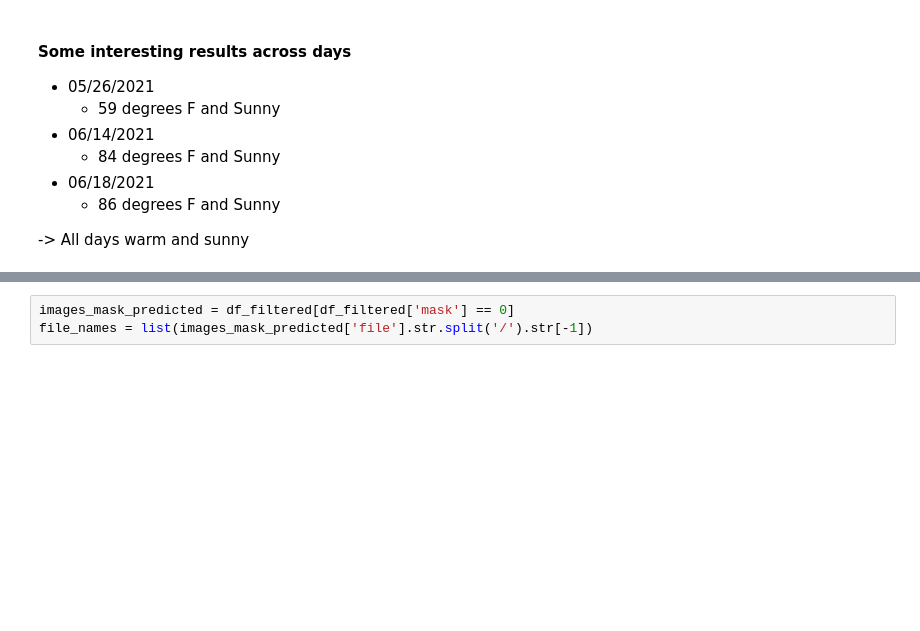
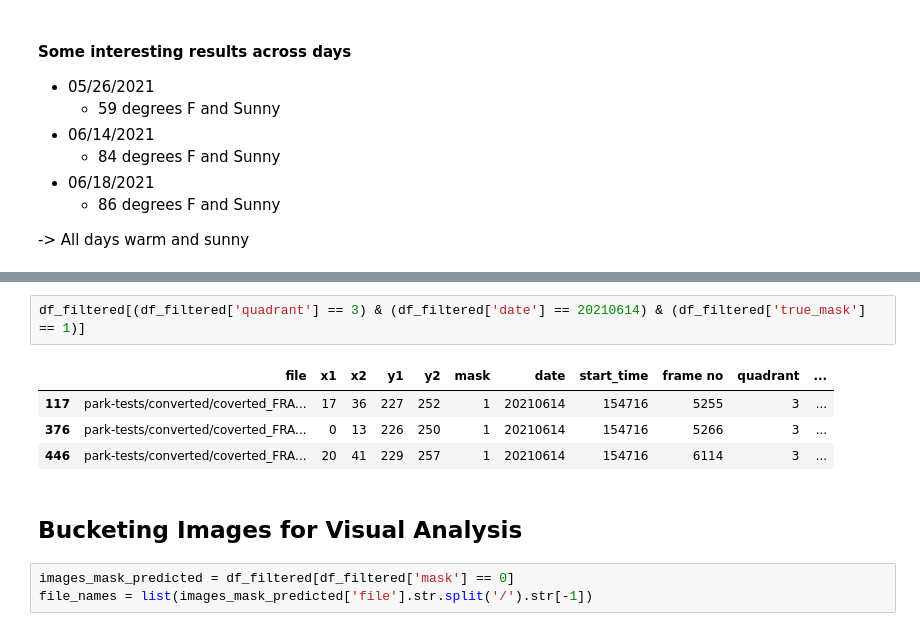
Before and after one commit to guiga004/mask-detection, a Jupyter notebook: mask-detection.ipynb, the cells around one changed output, grey strips where cells are left out. Drawn from its saved outputs; the diff is of its cells as text; blank space fills up the shorter version.

```diff
--- a/mask-detection.ipynb
+++ b/mask-detection.ipynb
@@ -517,3 +559,12 @@ plt.show()
+# %%
+df_filtered[(df_filtered['quadrant'] == 3) & (df_filtered['date'] == 20210614) & (df_filtered['true_mask'] == 1)]
+# %% [output]
+|  | file | x1 | x2 | y1 | y2 | mask | date | start_time | frame no | quadrant | ... |
+| 117 | park-tests/converted/coverted_FRA... | 17 | 36 | 227 | 252 | 1 | 20210614 | 154716 | 5255 | 3 | ... |
+| 376 | park-tests/converted/coverted_FRA... | 0 | 13 | 226 | 250 | 1 | 20210614 | 154716 | 5266 | 3 | ... |
+| 446 | park-tests/converted/coverted_FRA... | 20 | 41 | 229 | 257 | 1 | 20210614 | 154716 | 6114 | 3 | ... |
+# %% [markdown]
+## Bucketing Images for Visual Analysis
 # %%
 images_mask_predicted = df_filtered[df_filtered['mask'] == 0]
 file_names = list(images_mask_predicted['file'].str.split('/').str[-1])
```
Also changed, not shown: parts of 17 cells of this notebook.
